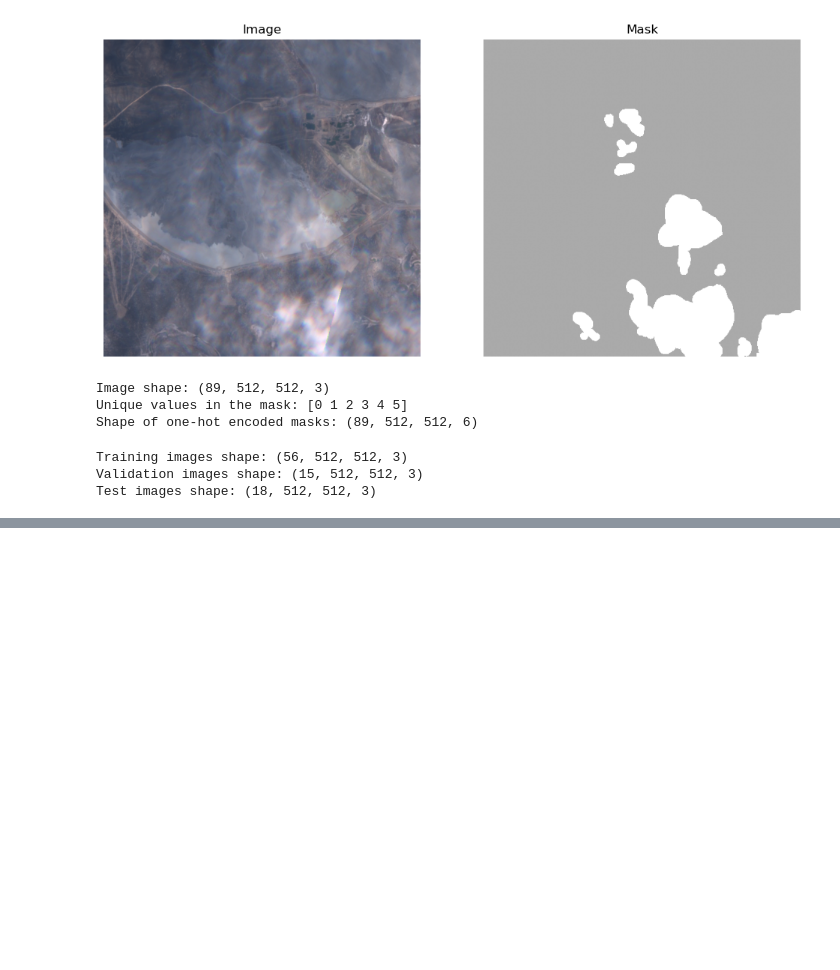
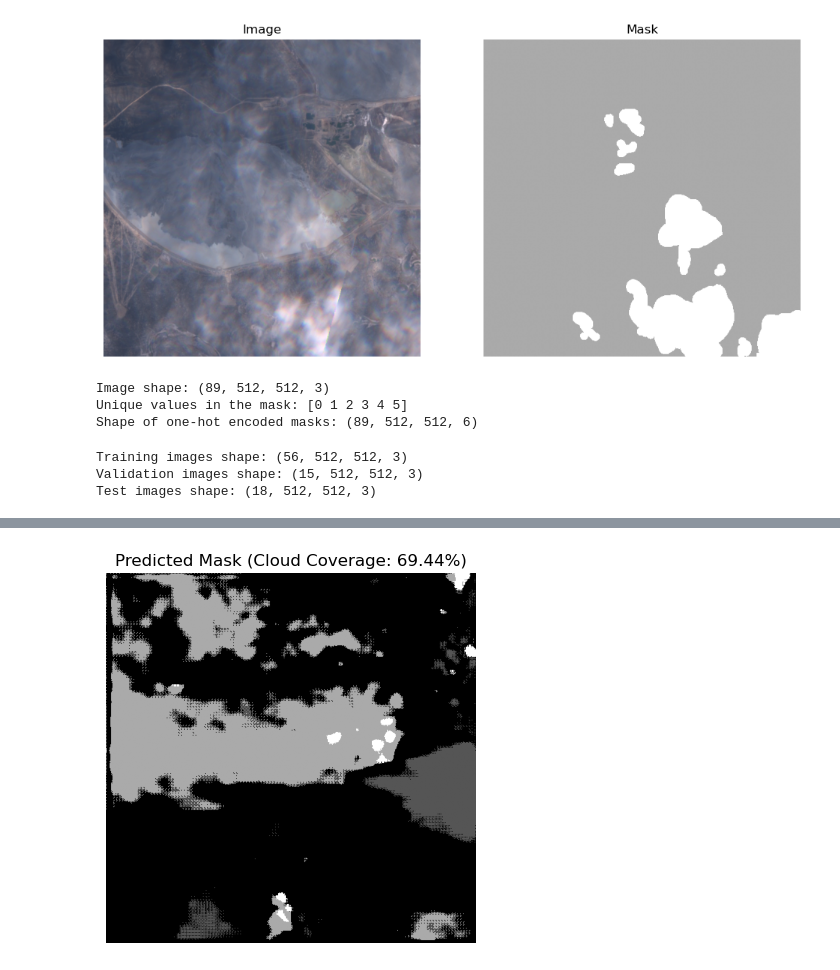
Before and after one commit to irregularBismuth/d7046e_project, a Jupyter notebook: pixel-wise cloud coverage (best model).ipynb, the cells around one changed output, grey strips where cells are left out. Cells and saved outputs as stored; diff of their text form; code cells hidden in the pictures; blank space fills up the shorter version.

```diff
--- a/pixel-wise cloud coverage (best model).ipynb
+++ b/pixel-wise cloud coverage (best model).ipynb
@@ -335,0 +332,23 @@ plt.show()
+# %%
+#This cell is to check the cloud coverage
+
+def compute_cloud_coverage(model, images_test, index=0):
+    predicted_mask = model.predict(images_test[index:index+1])
+    predicted_mask = np.argmax(predicted_mask, axis=-1)[0] # Convert one-hot to label mask
+
+    #Assume clouds are labeled as class 1
+    cloud_pixels = np.sum(predicted_mask ==1)
+    total_pixels = predicted_mask.size
+    cloud_coverage = (cloud_pixels/total_pixels) * 100
+
+    print(f"Estimated cloud coverage: {cloud_coverage:.2f}%")
+
+    # Display the results
+    plt.imshow(predicted_mask, cmap='gray')
+    plt.title(f"Predicted Mask (Cloud Coverage: {cloud_coverage:.2f}%)")
+    plt.axis('off')
+    plt.show()
+
+#Compute cloud coverage for a test image
+compute_cloud_coverage(model, images_test, index=5)
+# %% [output]
@@ -335,0 +357 @@ plt.show()
+[figure, added]
```
Also changed, not shown: parts of 6 cells of this notebook.
